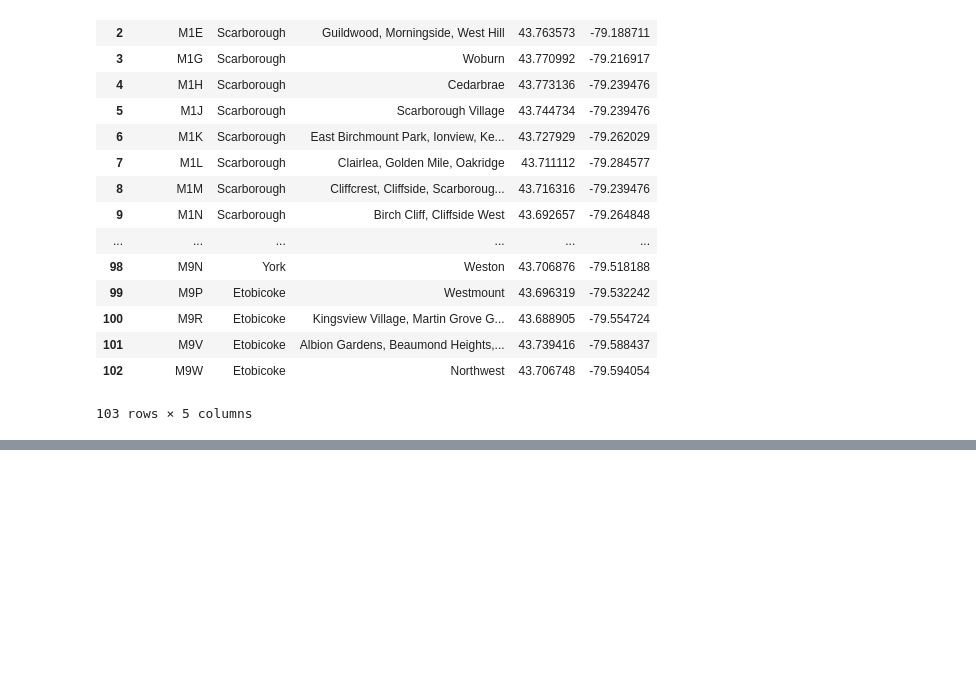
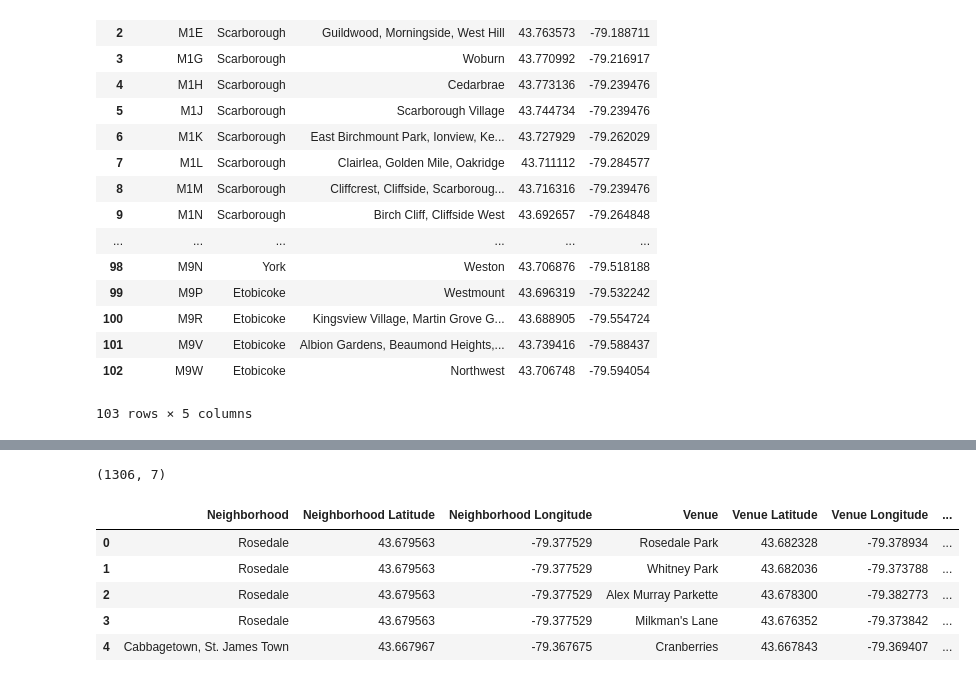
Before and after one commit to minhphan1986/Coursera_Capstone, a Jupyter notebook: Capstone_Project_course.ipynb, the cells around one changed output, grey strips where cells are left out. Saved outputs shown, nothing was run; the diff lists cells and outputs as text; code cells hidden in the pictures; blank space fills up the shorter version.

```diff
--- a/Capstone_Project_course.ipynb
+++ b/Capstone_Project_course.ipynb
@@ -149,0 +161,20 @@ map_toronto
+# %%
+# create map of Downtown Toronto using latitude and longitude values
+map_toronto = folium.Map(location=[latitude, longitude], zoom_start=11)
+
+# add markers to map
+for lat, lng, borough, neighborhood in zip(df3['Latitude'], df3['Longitude'], df3['Borough'], df3['Neighbourhood']):
+    label = '{}, {}'.format(neighborhood, borough)
+    label = folium.Popup(label, parse_html=True)
+    folium.CircleMarker(
+        [lat, lng],
+        radius=5,
+        popup=label,
+        color='blue',
+        fill=True,
+        fill_color='#3186cc',
+        fill_opacity=0.7,
+        parse_html=False).add_to(map_toronto)
+
+
+map_toronto
@@ -159,0 +285,11 @@ print('CLIENT_SECRET:' + CLIENT_SECRET)
+# %%
+print(toronto_venues.shape)
+toronto_venues.head()
+# %% [output]
+(1306, 7)
+|  | Neighborhood | Neighborhood Latitude | Neighborhood Longitude | Venue | Venue Latitude | Venue Longitude | ... |
+| 0 | Rosedale | 43.679563 | -79.377529 | Rosedale Park | 43.682328 | -79.378934 | ... |
+| 1 | Rosedale | 43.679563 | -79.377529 | Whitney Park | 43.682036 | -79.373788 | ... |
+| 2 | Rosedale | 43.679563 | -79.377529 | Alex Murray Parkette | 43.678300 | -79.382773 | ... |
+| 3 | Rosedale | 43.679563 | -79.377529 | Milkman's Lane | 43.676352 | -79.373842 | ... |
+| 4 | Cabbagetown, St. James Town | 43.667967 | -79.367675 | Cranberries | 43.667843 | -79.369407 | ... |
```
Also changed, not shown: parts of 18 cells of this notebook.
